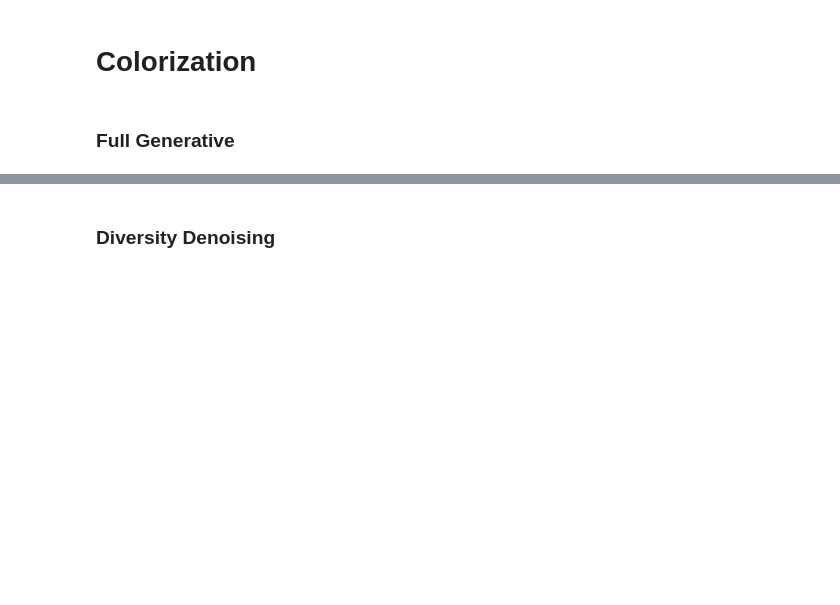
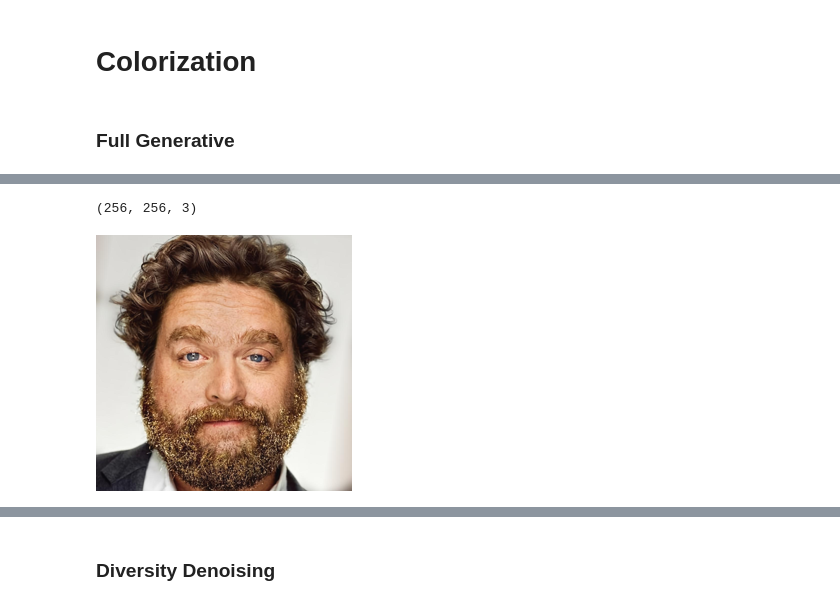
Before and after one commit to ankithsavio/msc-project, a Jupyter notebook: Week-10/Evaluationg.ipynb, the cells around one changed output, grey strips where cells are left out. Saved outputs shown, nothing was run; the diff lists cells and outputs as text; code cells hidden in the pictures; blank space fills up the shorter version.

```diff
--- a/Week-10/Evaluationg.ipynb
+++ b/Week-10/Evaluationg.ipynb
@@ -50,0 +28,20 @@ Lossy conversion from float32 to uint8. Range [0, 1]. Convert image to uint8 pri
+# %%
+preds_output_path = '/mnt/c/Users/ankit/Desktop/Msc AIML/Data/results/kaggle/colorization/m40tom10 real/m40tom10/1e-1/preds/'
+gt_output_path = '/mnt/c/Users/ankit/Desktop/Msc AIML/Data/results/kaggle/colorization/m40tom10 real/m40tom10/1e-1/gt/'
+from BinomDataset_ffhq_color_noaug import BinomDataset
+
+from PIL import Image
+from torchvision import transforms
+transform = transforms.Compose([
+    transforms.ToTensor()
+])
+img = Image.open(gt_output_path + 'out147.png')
+preds = Image.open(preds_output_path + 'out147.png')
+# %%
+np.array(img)
+# %% [output]
+(256, 256, 3)
+# %%
+img
+# %% [output]
+[figure, added]
```
Also changed, not shown: parts of 16 cells of this notebook.
